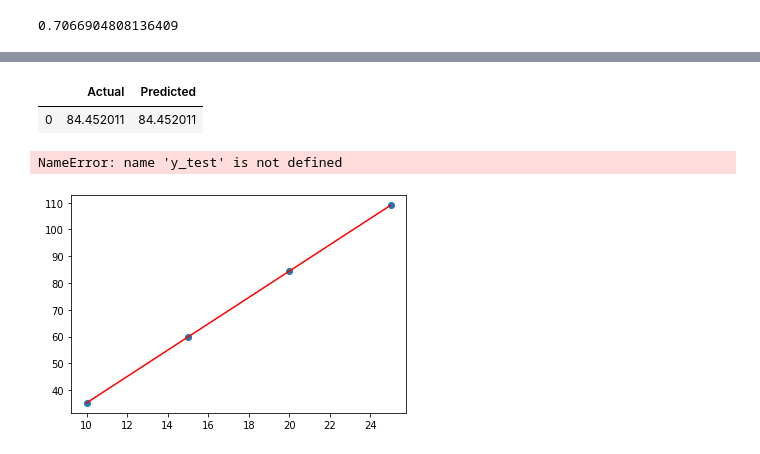
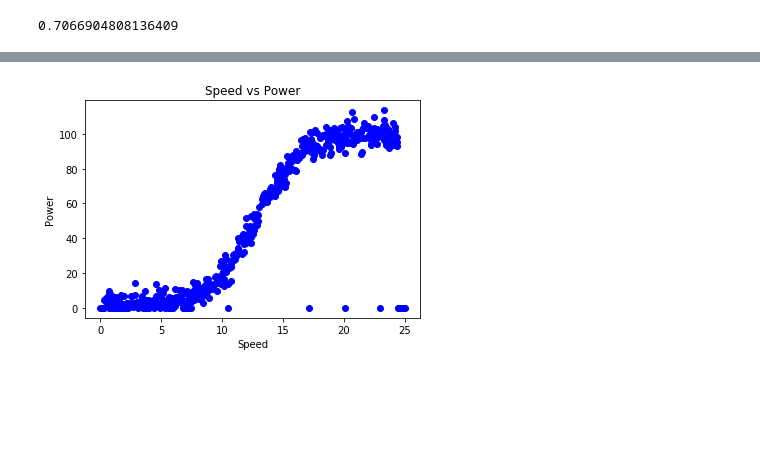
Before and after one commit to Willie2511/Data_Analysis_Project, a Jupyter notebook: Data_Project.ipynb, the cells around one changed output, grey strips where cells are left out. Cells and saved outputs as stored; diff of their text form; code cells hidden in the pictures; blank space fills up the shorter version.

```diff
--- a/Data_Project.ipynb
+++ b/Data_Project.ipynb
@@ -194,5 +173,9 @@ KeyError: 'speed'
 # %%
+# import the data set
+df1 = pd.read_csv("https://raw.githubusercontent.com/ianmcloughlin/2020A-machstat-project/master/dataset/powerproduction.csv")
 # x = the entire dataset except for the last column
 # y = the last column
-X = df.iloc[:, :-1].values
+x = df.iloc[:, :-1].values
 y = df.iloc[:, 1].values
+
+df1
@@ -218,13 +195,0 @@ y_pred = regressor.predict(X_test)
-# %%
-df2 = pd.DataFrame({'Actual': y_test, 'Predicted': y_pred})
-df2
-# %% [output]
-|  | Actual | Predicted |
-| 0 | 84.452011 | 84.452011 |
-# %%
-from sklearn import metrics
-print('Mean Absolute Error:', metrics.mean_absolute_error(y_test, y_pred))
-print('Mean Squared Error:', metrics.mean_squared_error(y_test, y_pred))
-print('Root Mean Squared Error:', np.sqrt(metrics.mean_squared_error(y_test, y_pred)))
-# %% [output]
-NameError: name 'y_test' is not defined
@@ -237,6 +196,8 @@ Y_pred = linear_regressor.predict(X)
-# %%
-plt.scatter(X, Y)
-plt.plot(X, Y_pred, color='red')
-plt.show()
-# %% [output]
-[figure, removed]
+# %%
+# plot speed vs power, naming x and y axis
+plt.scatter(x, y, color='blue')
+plt.title('Speed vs Power')
+plt.xlabel('Speed')
+plt.ylabel('Power');
+# %% [output]
+[figure, added]
```
Also changed, not shown: parts of 31 cells of this notebook.
